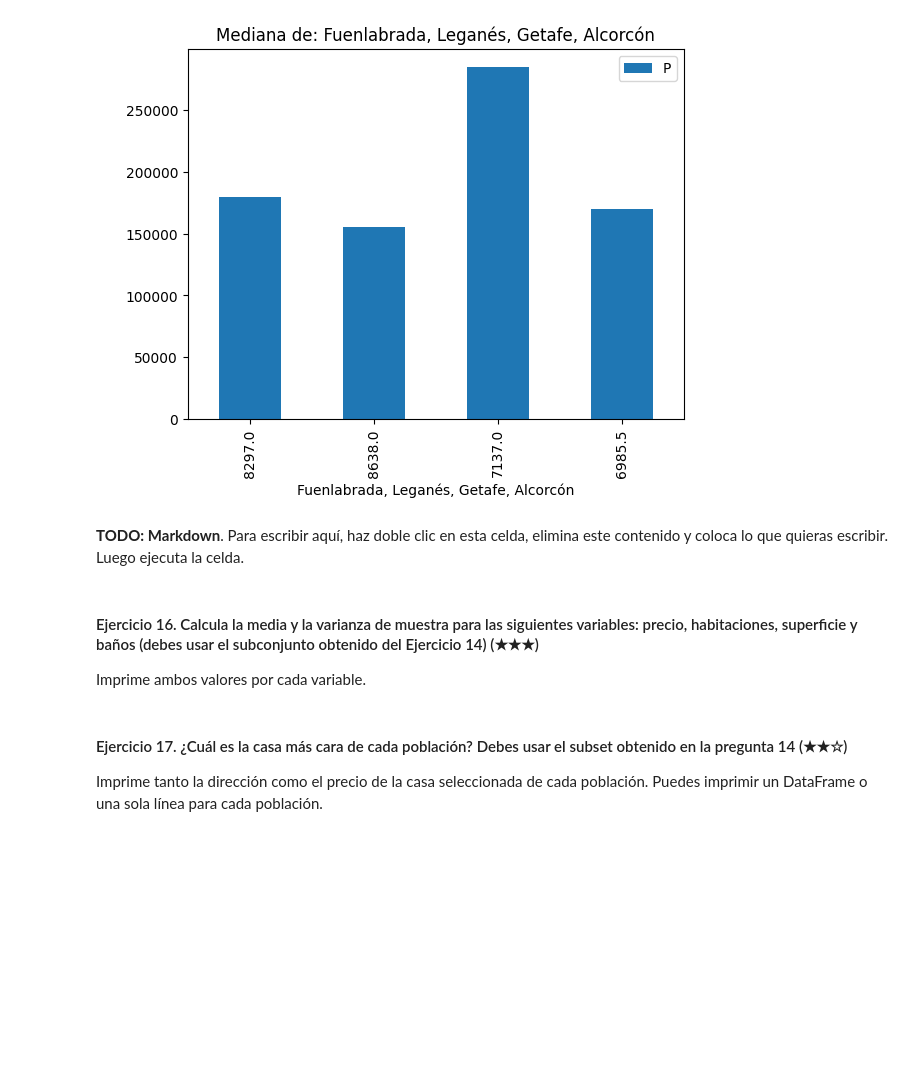
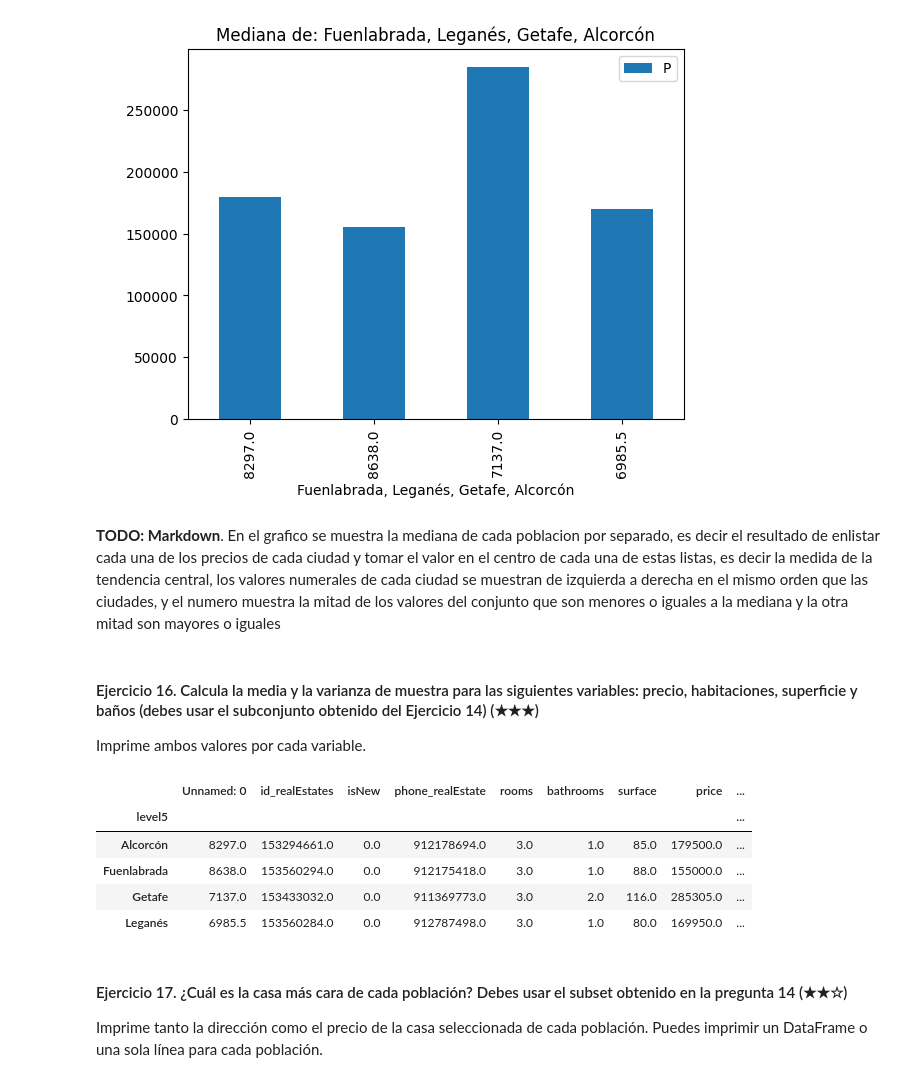
Before and after one commit to misadeep/realestate-datacleanup-exercise, a Jupyter notebook: project.es.ipynb, the cells around one changed output. Drawn from its saved outputs; the diff is of its cells as text; code cells hidden in the pictures; blank space fills up the shorter version.

```diff
--- a/project.es.ipynb
+++ b/project.es.ipynb
@@ -520,13 +520,22 @@ plt.show()
 # %% [output]
 [figure]
 # %% [markdown]
-**TODO: Markdown**. Para escribir aquí, haz doble clic en esta celda, elimina este contenido y coloca lo que quieras escribir. Luego ejecuta la celda.
+**TODO: Markdown**. En el grafico se muestra la mediana de cada poblacion por separado, es decir el resultado de enlistar cada una de los precios de cada ciudad y tomar el valor en el centro de cada una de estas listas, es decir la medida de la tendencia central, los valores numerales de cada ciudad se muestran de izquierda a derecha en el mismo orden que las ciudades, y el numero muestra la mitad de los valores del conjunto que son menores o iguales a la mediana y la otra mitad son mayores o iguales
 # %% [markdown]
 #### Ejercicio 16. Calcula la media y la varianza de muestra para las siguientes variables: precio, habitaciones, superficie y baños (debes usar el subconjunto obtenido del Ejercicio 14) (★★★)
 
 Imprime ambos valores por cada variable.
 # %%
 # TODO
+subpoblacionsurmediana = subpoblacionsur.median(numeric_only=True)
+subpoblacionsurmediana
+# %% [output]
+|  | Unnamed: 0 | id_realEstates | isNew | phone_realEstate | rooms | bathrooms | surface | price | ... |
+| level5 |  |  |  |  |  |  |  |  | ... |
+| Alcorcón | 8297.0 | 153294661.0 | 0.0 | 912178694.0 | 3.0 | 1.0 | 85.0 | 179500.0 | ... |
+| Fuenlabrada | 8638.0 | 153560294.0 | 0.0 | 912175418.0 | 3.0 | 1.0 | 88.0 | 155000.0 | ... |
+| Getafe | 7137.0 | 153433032.0 | 0.0 | 911369773.0 | 3.0 | 2.0 | 116.0 | 285305.0 | ... |
+| Leganés | 6985.5 | 153560284.0 | 0.0 | 912787498.0 | 3.0 | 1.0 | 80.0 | 169950.0 | ... |
 # %% [markdown]
 #### Ejercicio 17. ¿Cuál es la casa más cara de cada población? Debes usar el subset obtenido en la pregunta 14 (★★☆)
 
```
Also changed, not shown: parts of 1 cell of this notebook.
